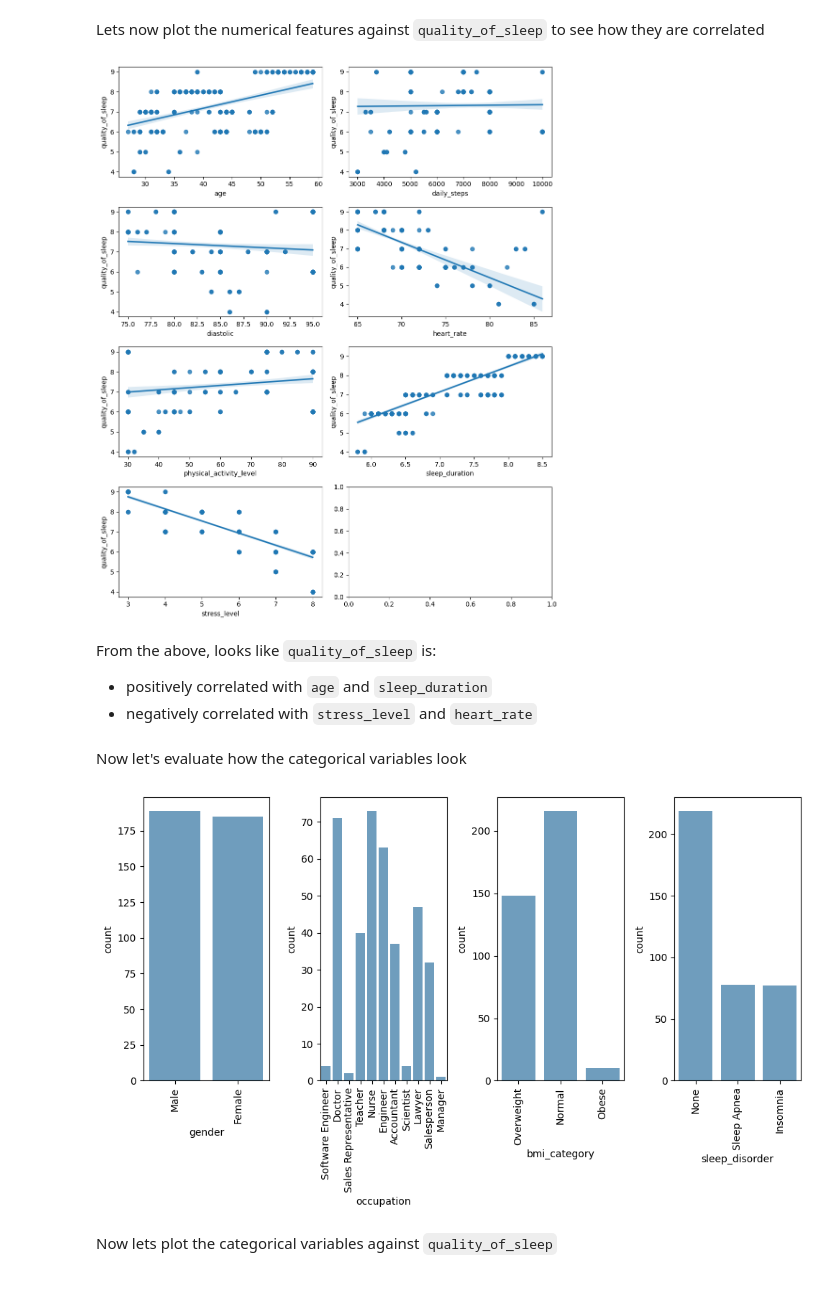
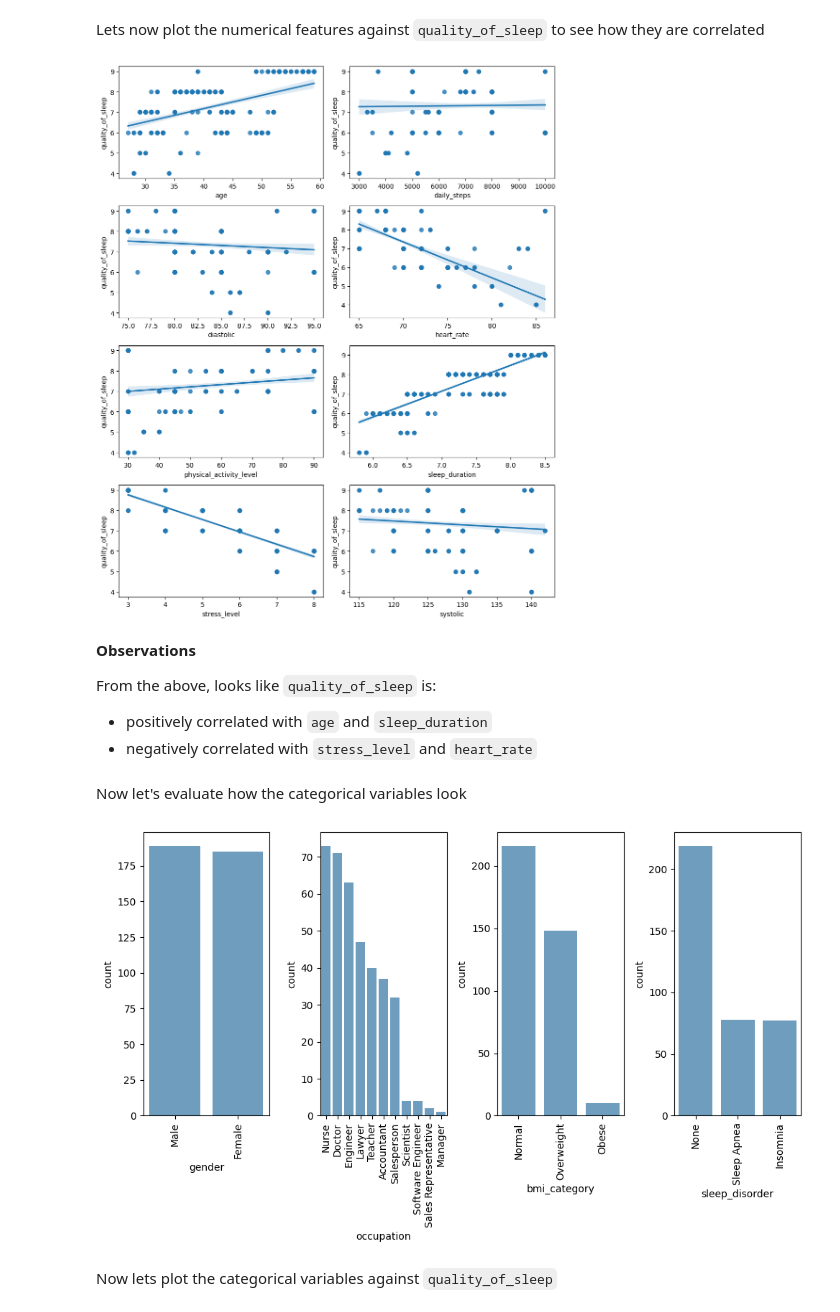
Before and after one commit to eadka/sleep-health-predictor, a Jupyter notebook: notebooks/notebook.ipynb, the cells around one changed output. Saved outputs shown, nothing was run; the diff lists cells and outputs as text; code cells hidden in the pictures.

```diff
--- a/notebooks/notebook.ipynb
+++ b/notebooks/notebook.ipynb
@@ -206,4 +216,0 @@ dtype: int64
-# %%
-numerical = df.columns[(df.dtypes == 'int64') | (df.dtypes == 'float64')]
-categorical = df.columns[(df.dtypes == 'object')]
-numerical, categorical
@@ -267,12 +269,14 @@ Lets now plot the numerical features against `quality_of_sleep` to see how they
 fig, ax = plt.subplots(round(len(numerical)/2), 2, figsize = (10,12))
 
 for i, ax in enumerate(fig.axes):
-    if i < len(numerical) -1:
+    if i < len(numerical):
         sns.regplot(x=numerical[i], y='quality_of_sleep', data=df, ax=ax)
 fig.tight_layout()
 # %% [output]
-[figure, old version]
+[figure, new version]
 # %% [markdown]
+**Observations**
+
 From the above, looks like `quality_of_sleep` is:
 - positively correlated with `age` and `sleep_duration`
 - negatively correlated with `stress_level` and `heart_rate`
@@ -281,14 +285,15 @@ Now let's evaluate how the categorical variables look
 # %%
 fig, axes = plt.subplots(round(len(categorical) / 3), len(categorical), figsize=(10,6))
 
 for i, ax in enumerate(fig.axes):
     if i < len(categorical):
+        order = df[categorical[i]].value_counts().index
         ax.tick_params(axis='x', rotation=90)
-        sns.countplot(x=categorical[i], alpha=0.7, data=df[categorical], ax=ax)
+        sns.countplot(x=categorical[i], alpha=0.7, data=df[categorical], order=order, ax=ax)
 
 fig.tight_layout()
 # %% [output]
-[figure, old version]
+[figure, new version]
 # %% [markdown]
 Now lets plot the categorical variables against `quality_of_sleep`
 # %% [markdown]
```
Also changed, not shown: parts of 24 cells of this notebook, 1 other file.
